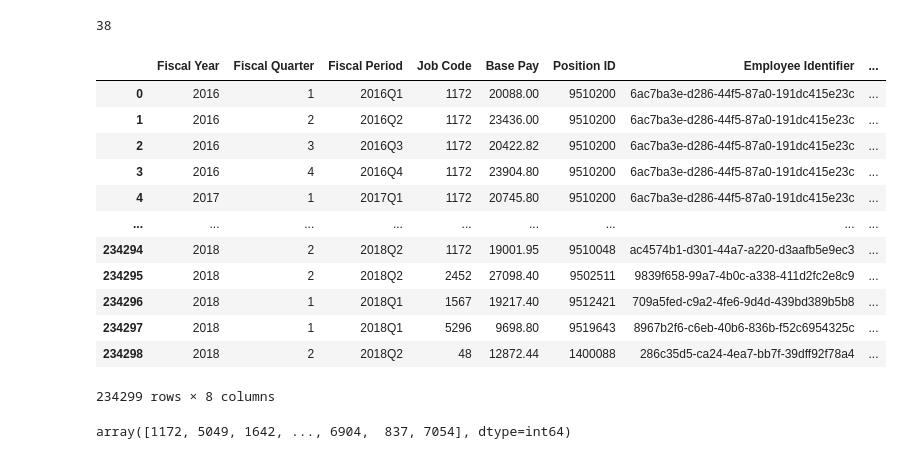
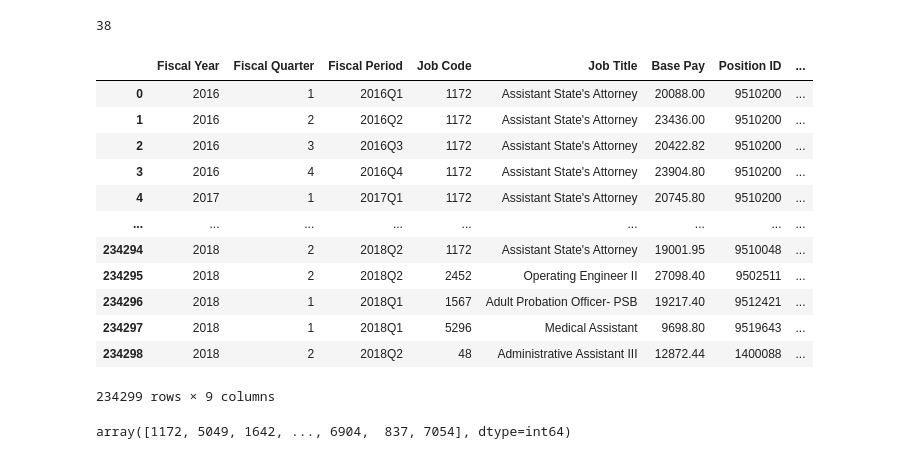
Before and after one commit to PetrusAriaa/AI-group-project, a Jupyter notebook: Nisa/payroll.ipynb, the cells around one changed output. Cells and saved outputs as stored; diff of their text form; code cells hidden in the pictures.

Commit message:
show the column that needed

```diff
--- a/Nisa/payroll.ipynb
+++ b/Nisa/payroll.ipynb
@@ -11,6 +11,3 @@ payroll.head()
 | 2 | 2016 | 3 | 2016Q3 | AMRITH | AAKRE | K | State's Attorney | 1250.0 | ... |
 | 3 | 2016 | 4 | 2016Q4 | AMRITH | AAKRE | K | State's Attorney | 1250.0 | ... |
 | 4 | 2017 | 1 | 2017Q1 | AMRITH | AAKRE | K | State's Attorney | 1250.0 | ... |
-# %%
-payroll.drop(['First Name', 'Last Name', 'Middle Init', 'Bureau', 'Office', 'Office Name', 'Job Title'],axis=1,inplace=True)
-payroll.head()
@@ -23,0 +14,3 @@ payroll.head()
+# %%
+new_payroll = payroll[['Fiscal Year', 'Fiscal Quarter', 'Fiscal Period', 'Job Code', 'Job Title', 'Base Pay', 'Position ID', 'Employee Identifier', 'Original Hire Date']]
+new_payroll.head()
@@ -81,19 +51,19 @@ print(len(_ids))
 # %% [output]
 38
 # %%
-pd.DataFrame(payroll)
+pd.DataFrame(new_payroll)
 # %% [output]
-|  | Fiscal Year | Fiscal Quarter | Fiscal Period | Job Code | Base Pay | Position ID | Employee Identifier | ... |
-| 0 | 2016 | 1 | 2016Q1 | 1172 | 20088.00 | 9510200 | 6ac7ba3e-d286-44f5-87a0-191dc415e23c | ... |
-| 1 | 2016 | 2 | 2016Q2 | 1172 | 23436.00 | 9510200 | 6ac7ba3e-d286-44f5-87a0-191dc415e23c | ... |
-| 2 | 2016 | 3 | 2016Q3 | 1172 | 20422.82 | 9510200 | 6ac7ba3e-d286-44f5-87a0-191dc415e23c | ... |
-| 3 | 2016 | 4 | 2016Q4 | 1172 | 23904.80 | 9510200 | 6ac7ba3e-d286-44f5-87a0-191dc415e23c | ... |
-| 4 | 2017 | 1 | 2017Q1 | 1172 | 20745.80 | 9510200 | 6ac7ba3e-d286-44f5-87a0-191dc415e23c | ... |
+|  | Fiscal Year | Fiscal Quarter | Fiscal Period | Job Code | Job Title | Base Pay | Position ID | ... |
+| 0 | 2016 | 1 | 2016Q1 | 1172 | Assistant State's Attorney | 20088.00 | 9510200 | ... |
+| 1 | 2016 | 2 | 2016Q2 | 1172 | Assistant State's Attorney | 23436.00 | 9510200 | ... |
+| 2 | 2016 | 3 | 2016Q3 | 1172 | Assistant State's Attorney | 20422.82 | 9510200 | ... |
+| 3 | 2016 | 4 | 2016Q4 | 1172 | Assistant State's Attorney | 23904.80 | 9510200 | ... |
+| 4 | 2017 | 1 | 2017Q1 | 1172 | Assistant State's Attorney | 20745.80 | 9510200 | ... |
 | ... | ... | ... | ... | ... | ... | ... | ... | ... |
-| 234294 | 2018 | 2 | 2018Q2 | 1172 | 19001.95 | 9510048 | ac4574b1-d301-44a7-a220-d3aafb5e9ec3 | ... |
-| 234295 | 2018 | 2 | 2018Q2 | 2452 | 27098.40 | 9502511 | 9839f658-99a7-4b0c-a338-411d2fc2e8c9 | ... |
-| 234296 | 2018 | 1 | 2018Q1 | 1567 | 19217.40 | 9512421 | 709a5fed-c9a2-4fe6-9d4d-439bd389b5b8 | ... |
-| 234297 | 2018 | 1 | 2018Q1 | 5296 | 9698.80 | 9519643 | 8967b2f6-c6eb-40b6-836b-f52c6954325c | ... |
-| 234298 | 2018 | 2 | 2018Q2 | 48 | 12872.44 | 1400088 | 286c35d5-ca24-4ea7-bb7f-39dff92f78a4 | ... |
+| 234294 | 2018 | 2 | 2018Q2 | 1172 | Assistant State's Attorney | 19001.95 | 9510048 | ... |
+| 234295 | 2018 | 2 | 2018Q2 | 2452 | Operating Engineer II | 27098.40 | 9502511 | ... |
+| 234296 | 2018 | 1 | 2018Q1 | 1567 | Adult Probation Officer- PSB | 19217.40 | 9512421 | ... |
+| 234297 | 2018 | 1 | 2018Q1 | 5296 | Medical Assistant | 9698.80 | 9519643 | ... |
+| 234298 | 2018 | 2 | 2018Q2 | 48 | Administrative Assistant III | 12872.44 | 1400088 | ... |
-234299 rows × 8 columns
+234299 rows × 9 columns
 # %%
```
Also changed, not shown: parts of 10 cells of this notebook.
